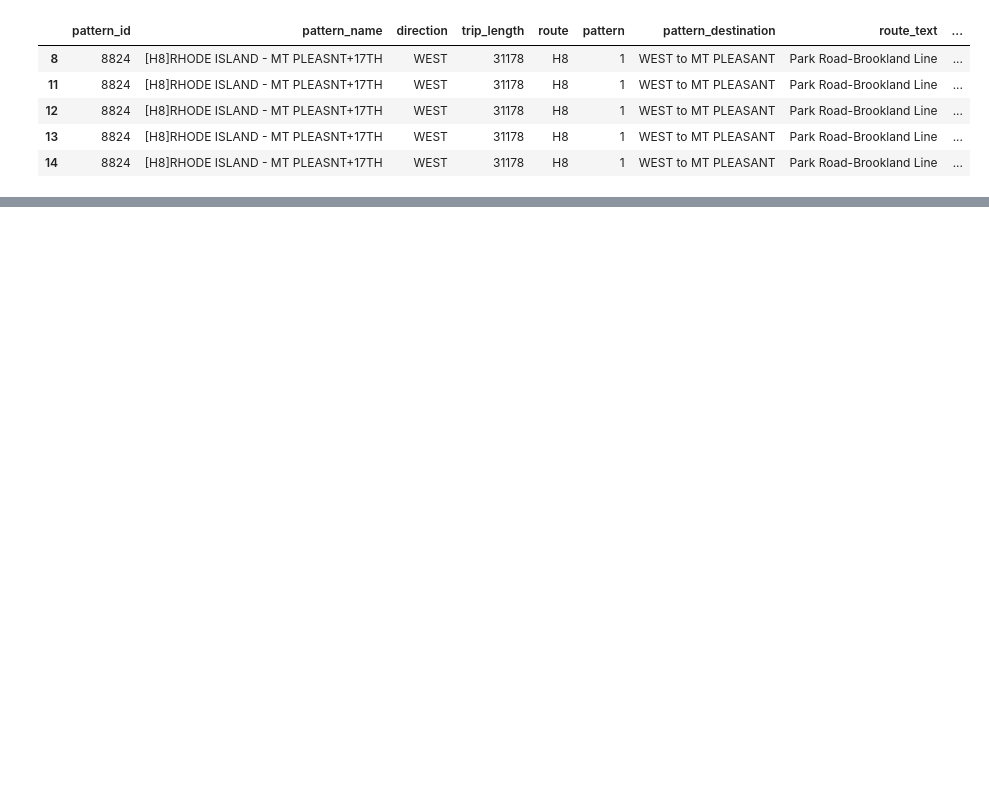
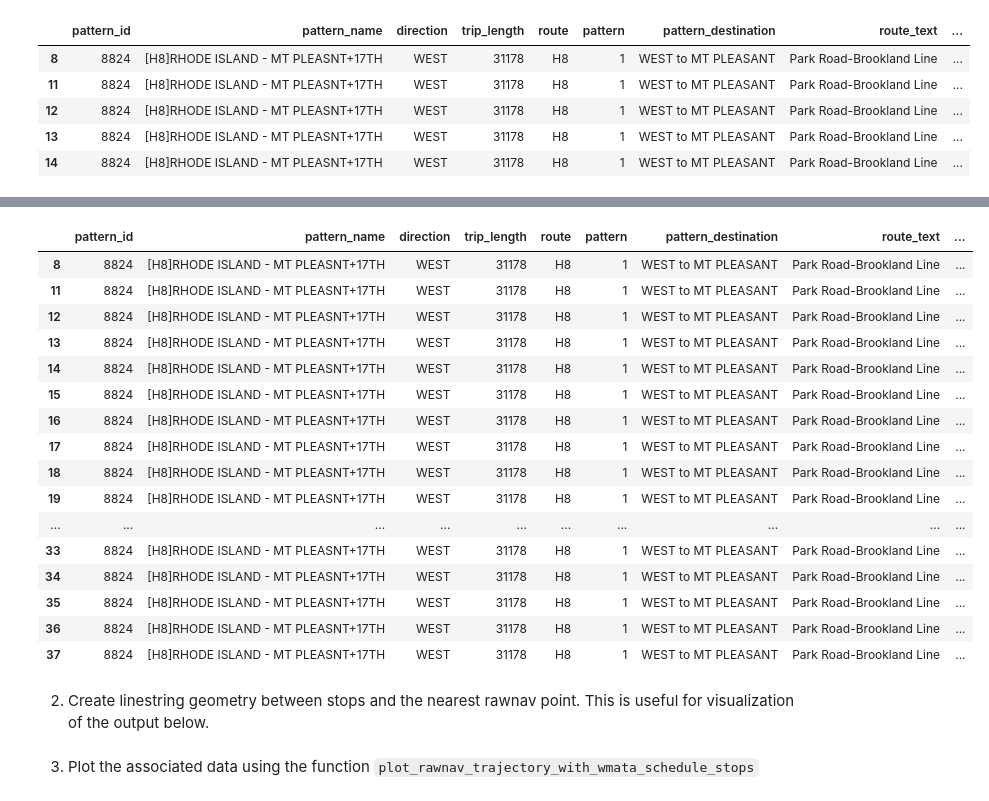
Before and after one commit to wmata-plan/WMATA_AVL, a Jupyter notebook: analysis/exploratory/02_Relate_rawnav_to_other_sources.ipynb, the cells around one changed output, grey strips where cells are left out. Drawn from its saved outputs; the diff is of its cells as text; code cells hidden in the pictures; blank space fills up the shorter version.

```diff
--- a/analysis/exploratory/02_Relate_rawnav_to_other_sources.ipynb
+++ b/analysis/exploratory/02_Relate_rawnav_to_other_sources.ipynb
@@ -238,0 +235,28 @@ stop_index.head()
+# %%
+query_text = 'filename == "rawnav02833191007.txt" & index_run_start == 419'
+
+rawnav_qjump_filt = rawnav_qjump_dat.query(query_text)
+
+stop_index_filt = (stop_index.query(query_text))
+
+stop_index_filt
+# %% [output]
+|  | pattern_id | pattern_name | direction | trip_length | route | pattern | pattern_destination | route_text | ... |
+| 8 | 8824 | [H8]RHODE ISLAND - MT PLEASNT+17TH | WEST | 31178 | H8 | 1 | WEST to MT PLEASANT | Park Road-Brookland Line | ... |
+| 11 | 8824 | [H8]RHODE ISLAND - MT PLEASNT+17TH | WEST | 31178 | H8 | 1 | WEST to MT PLEASANT | Park Road-Brookland Line | ... |
+| 12 | 8824 | [H8]RHODE ISLAND - MT PLEASNT+17TH | WEST | 31178 | H8 | 1 | WEST to MT PLEASANT | Park Road-Brookland Line | ... |
+| 13 | 8824 | [H8]RHODE ISLAND - MT PLEASNT+17TH | WEST | 31178 | H8 | 1 | WEST to MT PLEASANT | Park Road-Brookland Line | ... |
+| 14 | 8824 | [H8]RHODE ISLAND - MT PLEASNT+17TH | WEST | 31178 | H8 | 1 | WEST to MT PLEASANT | Park Road-Brookland Line | ... |
+| 15 | 8824 | [H8]RHODE ISLAND - MT PLEASNT+17TH | WEST | 31178 | H8 | 1 | WEST to MT PLEASANT | Park Road-Brookland Line | ... |
+| 16 | 8824 | [H8]RHODE ISLAND - MT PLEASNT+17TH | WEST | 31178 | H8 | 1 | WEST to MT PLEASANT | Park Road-Brookland Line | ... |
+| 17 | 8824 | [H8]RHODE ISLAND - MT PLEASNT+17TH | WEST | 31178 | H8 | 1 | WEST to MT PLEASANT | Park Road-Brookland Line | ... |
+| 18 | 8824 | [H8]RHODE ISLAND - MT PLEASNT+17TH | WEST | 31178 | H8 | 1 | WEST to MT PLEASANT | Park Road-Brookland Line | ... |
+| 19 | 8824 | [H8]RHODE ISLAND - MT PLEASNT+17TH | WEST | 31178 | H8 | 1 | WEST to MT PLEASANT | Park Road-Brookland Line | ... |
+| ... | ... | ... | ... | ... | ... | ... | ... | ... | ... |
+| 33 | 8824 | [H8]RHODE ISLAND - MT PLEASNT+17TH | WEST | 31178 | H8 | 1 | WEST to MT PLEASANT | Park Road-Brookland Line | ... |
+| 34 | 8824 | [H8]RHODE ISLAND - MT PLEASNT+17TH | WEST | 31178 | H8 | 1 | WEST to MT PLEASANT | Park Road-Brookland Line | ... |
+| 35 | 8824 | [H8]RHODE ISLAND - MT PLEASNT+17TH | WEST | 31178 | H8 | 1 | WEST to MT PLEASANT | Park Road-Brookland Line | ... |
+| 36 | 8824 | [H8]RHODE ISLAND - MT PLEASNT+17TH | WEST | 31178 | H8 | 1 | WEST to MT PLEASANT | Park Road-Brookland Line | ... |
+| 37 | 8824 | [H8]RHODE ISLAND - MT PLEASNT+17TH | WEST | 31178 | H8 | 1 | WEST to MT PLEASANT | Park Road-Brookland Line | ... |
+# %% [markdown]
+2. Create linestring geometry between stops and the nearest rawnav point. This is useful for visualization of the output below.
@@ -238,0 +265,2 @@ stop_index.head()
+# %% [markdown]
+3. Plot the associated data using the function `plot_rawnav_trajectory_with_wmata_schedule_stops`
```
Also changed, not shown: parts of 20 cells of this notebook, 4 other files.
